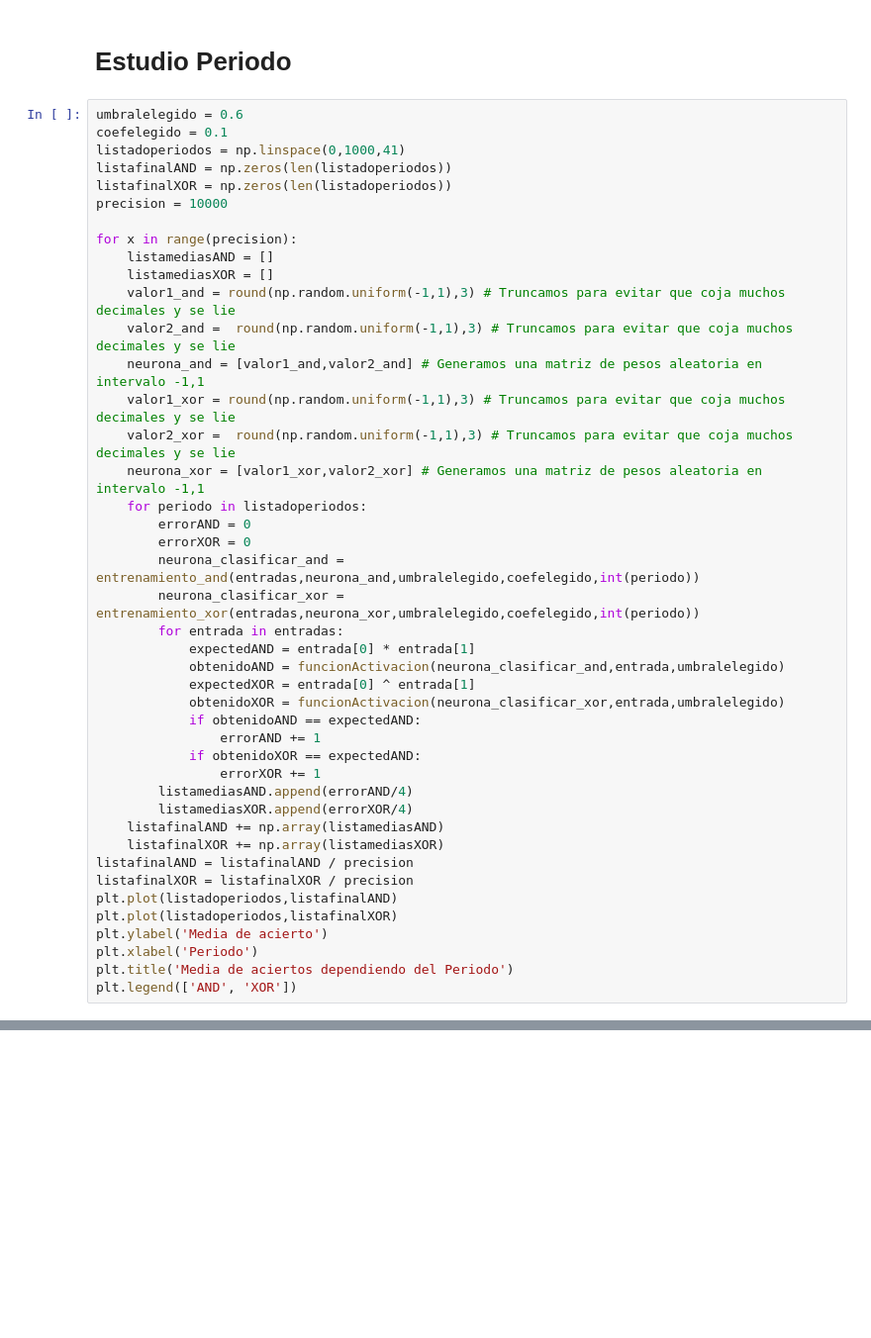
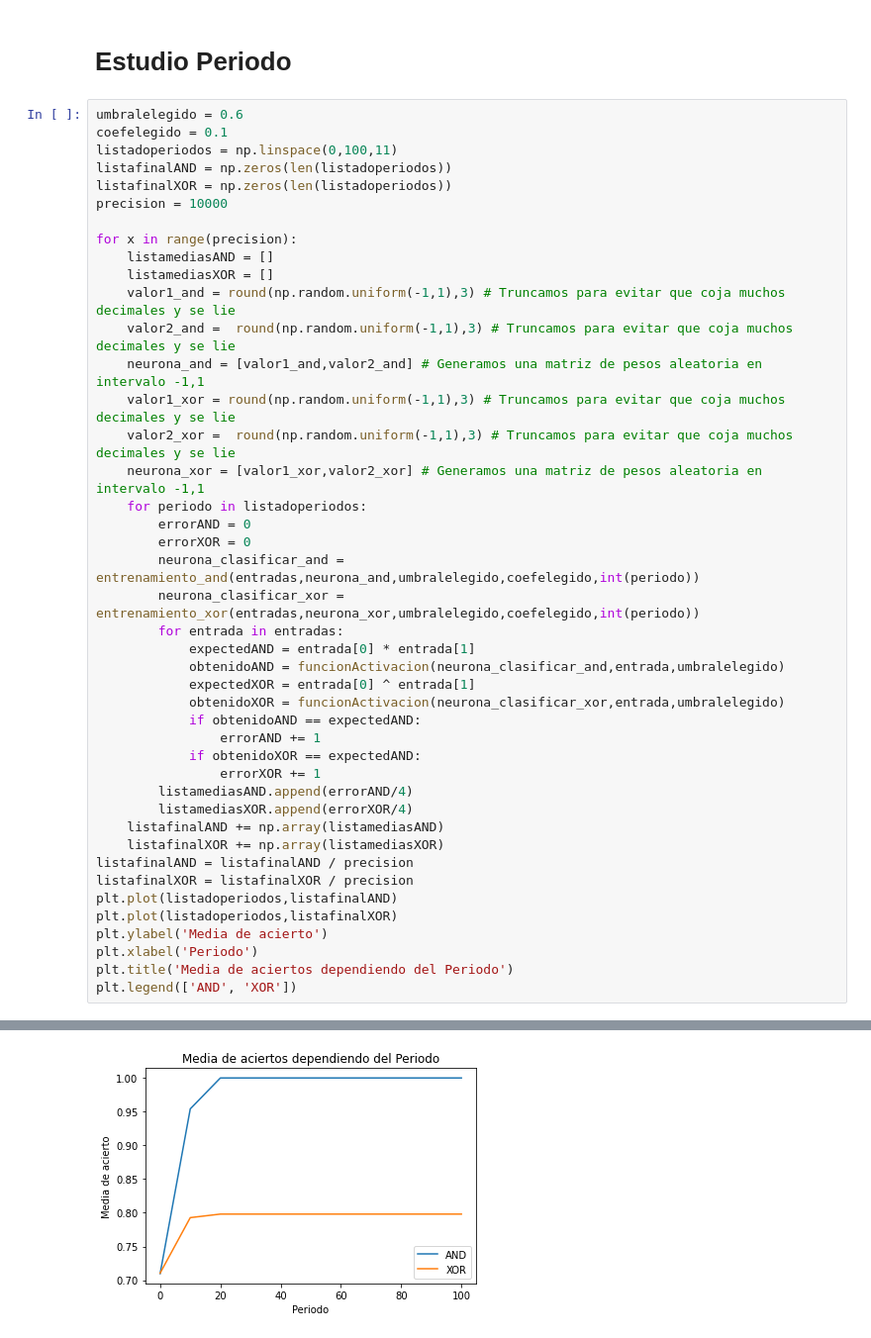
Before and after one commit to Govoa/Perceptron_MLP_Practica, a Jupyter notebook: pr1/L2P1-Perceptron.ipynb, the cells around one changed output, grey strips where cells are left out. Shown at 99% size. Cells and saved outputs as stored; diff of their text form; blank space fills up the shorter version.

```diff
--- a/pr1/L2P1-Perceptron.ipynb
+++ b/pr1/L2P1-Perceptron.ipynb
@@ -192,7 +192,7 @@ Nos quedamos con 0.1 ya que es el primer coef que consigue un 100% de aciertos
 # %%
 umbralelegido = 0.6
 coefelegido = 0.1
-listadoperiodos = np.linspace(0,1000,41)
+listadoperiodos = np.linspace(0,100,11)
 listafinalAND = np.zeros(len(listadoperiodos))
 listafinalXOR = np.zeros(len(listadoperiodos))
 precision = 10000
@@ -236,0 +237 @@ TypeError: only size-1 arrays can be converted to Python scalars
+[figure, added]
```
Also changed, not shown: parts of 1 cell of this notebook.
